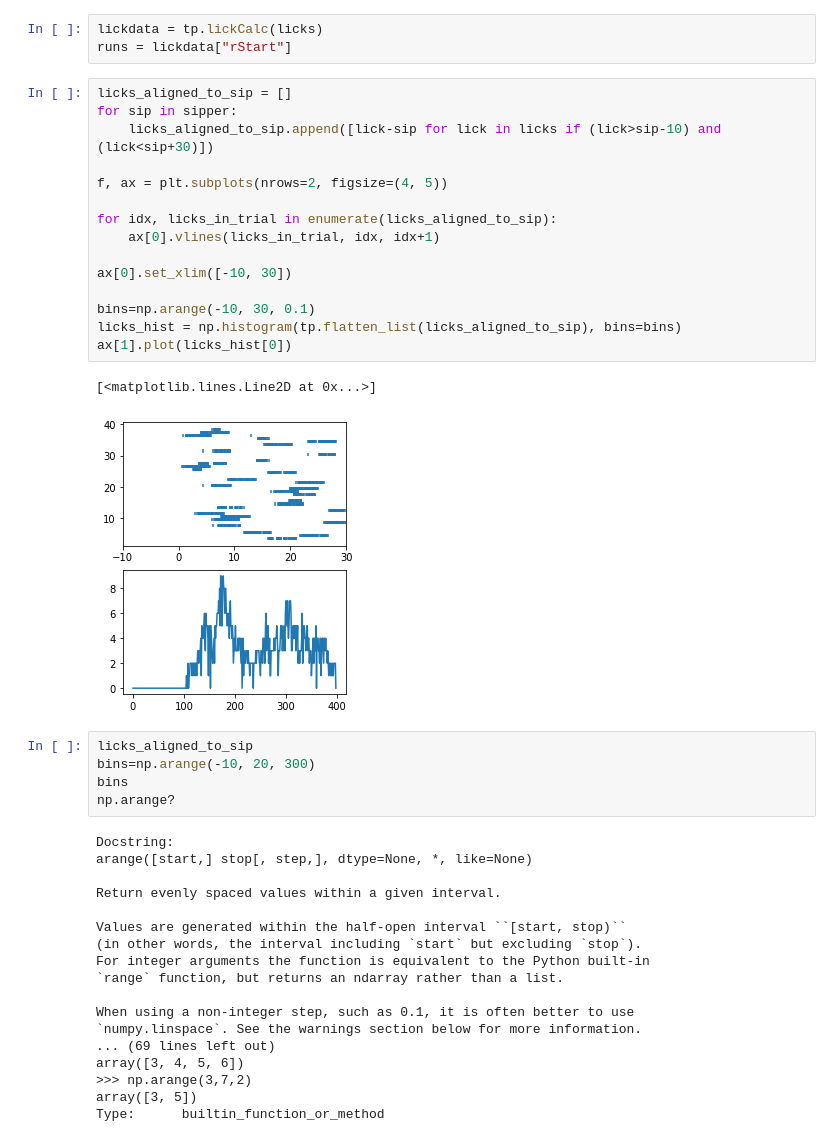
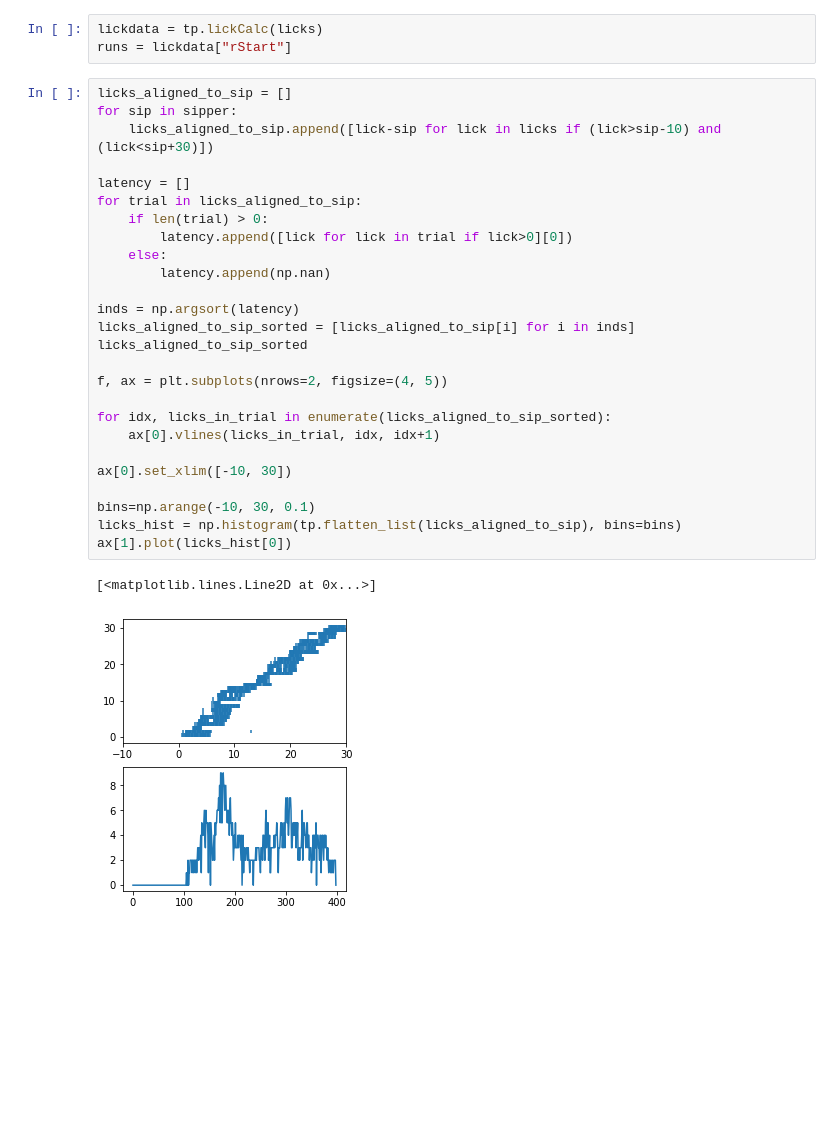
Before and after one commit to linneavolcko/NAD, a Jupyter notebook: notebooks/single_analysis.ipynb, the cells around one changed output. Saved outputs shown, nothing was run; the diff lists cells and outputs as text; blank space fills up the shorter version.

```diff
--- a/notebooks/single_analysis.ipynb
+++ b/notebooks/single_analysis.ipynb
@@ -42,41 +42,29 @@ runs = lickdata["rStart"]
 # %%
 licks_aligned_to_sip = []
 for sip in sipper:
     licks_aligned_to_sip.append([lick-sip for lick in licks if (lick>sip-10) and (lick<sip+30)])
 
+latency = []
+for trial in licks_aligned_to_sip:
+    if len(trial) > 0:
+        latency.append([lick for lick in trial if lick>0][0])
+    else:
+        latency.append(np.nan)
+
+inds = np.argsort(latency)
+licks_aligned_to_sip_sorted = [licks_aligned_to_sip[i] for i in inds]
+licks_aligned_to_sip_sorted
+
 f, ax = plt.subplots(nrows=2, figsize=(4, 5))
 
-for idx, licks_in_trial in enumerate(licks_aligned_to_sip):
+for idx, licks_in_trial in enumerate(licks_aligned_to_sip_sorted):
     ax[0].vlines(licks_in_trial, idx, idx+1)
 
 ax[0].set_xlim([-10, 30])
 
 bins=np.arange(-10, 30, 0.1)
 licks_hist = np.histogram(tp.flatten_list(licks_aligned_to_sip), bins=bins)
 ax[1].plot(licks_hist[0])
 # %% [output]
 [<matplotlib.lines.Line2D at 0x...>]
-[figure, old version]
+[figure, new version]
-# %%
-licks_aligned_to_sip
-bins=np.arange(-10, 20, 300)
-bins
-np.arange?
-# %% [output]
-Docstring:
-arange([start,] stop[, step,], dtype=None, *, like=None)
-
-Return evenly spaced values within a given interval.
-
-Values are generated within the half-open interval ``[start, stop)``
-(in other words, the interval including `start` but excluding `stop`).
-For integer arguments the function is equivalent to the Python built-in
-`range` function, but returns an ndarray rather than a list.
-
-When using a non-integer step, such as 0.1, it is often better to use
-`numpy.linspace`. See the warnings section below for more information.
-... (69 lines left out)
-array([3, 4, 5, 6])
->>> np.arange(3,7,2)
-array([3, 5])
-Type:      builtin_function_or_method
```
Also changed, not shown: parts of 6 cells of this notebook.
